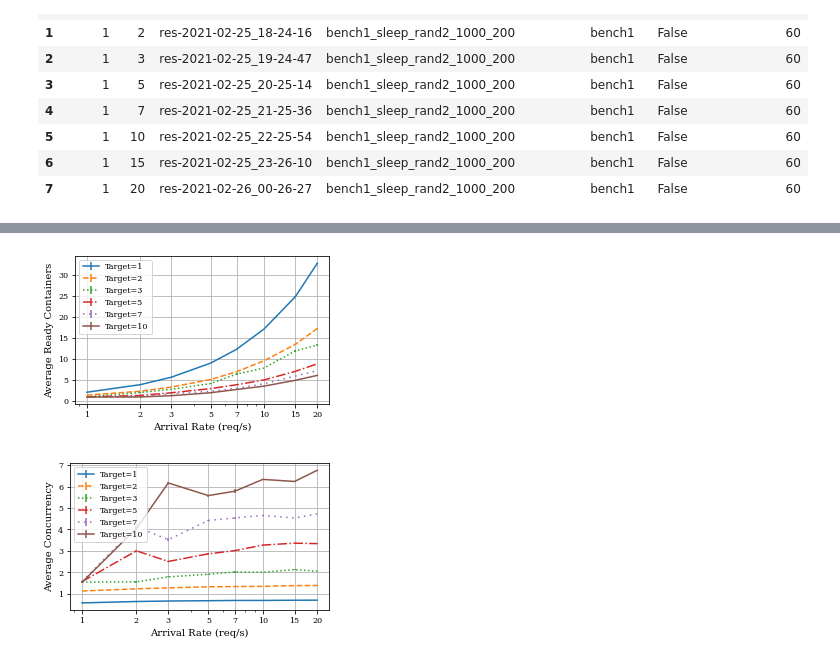
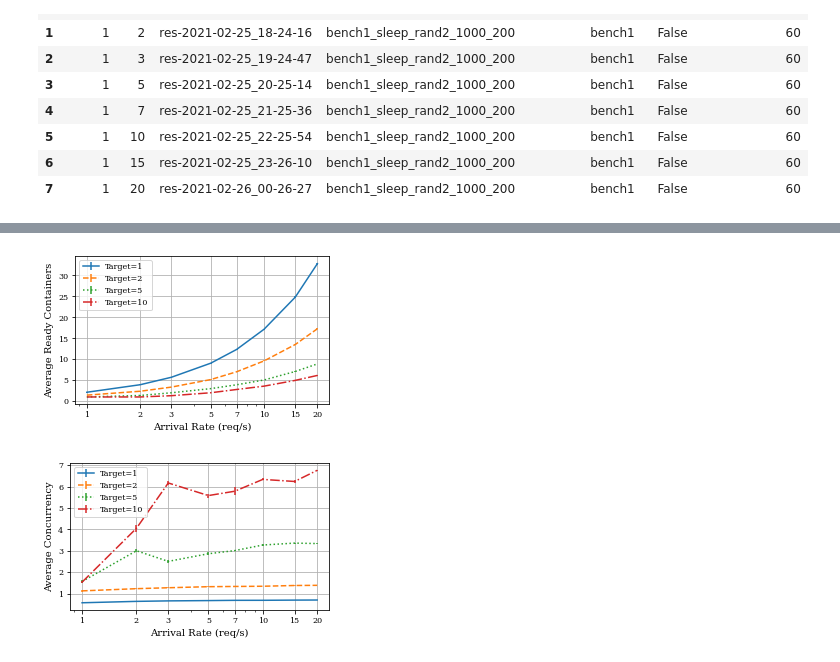
Before and after one commit to pacslab/conc-value-perf-modelling, a Jupyter notebook: experiments/parse_multiple.ipynb, the cells around one changed output, grey strips where cells are left out. Saved outputs shown, nothing was run; the diff lists cells and outputs as text; code cells hidden in the pictures.

```diff
--- a/experiments/parse_multiple.ipynb
+++ b/experiments/parse_multiple.ipynb
@@ -67,12 +67,25 @@ parse_cols_funcs = {
     'average_ready_count': lambda df: df['ready_count'].mean(),
 }
 
+# func used on each batch (part of a single experiment logs)
+parse_req_cols_funcs = {
+    'client_elapsed_time': lambda df: df['client_elapsed_time'].mean(),
+    'lambda_over_n': lambda df: df['lambda_over_n'].mean(),
+}
+
 parse_res = []
-for res_name in overview_df['res_name']:
+for res_name in tqdm(overview_df['res_name']):
     res_logger_file = f"results/{exp_config_name}/{res_name}_logger.csv"
     df = parse_util.parse_logger_file(res_logger_file)
-    parse_colds_res = parse_util.parse_batch_custom_funcs(df, batch_seconds, parse_cols_funcs)
-    parse_res.append(parse_colds_res)
+    parse_cols_res = parse_util.parse_batch_custom_funcs(df, batch_seconds, parse_cols_funcs)
+
+    res_reqs_file = f"results/{exp_config_name}/{res_name}_reqs.csv"
+    df_req = parse_util.parse_reqs_file(res_reqs_file)
+    parse_req_res = parse_util.parse_batch_custom_funcs(df_req, batch_seconds, parse_req_cols_funcs)
+
+    parse_cols_res.update(parse_req_res)
+
+    parse_res.append(parse_cols_res)
 
 parse_res_df = pd.DataFrame(data=parse_res)
 parse_res_df.head()
@@ -86,6 +99,6 @@ parse_res_df.head()
 # %%
-overview_parsed_df = pd.concat([overview_df, parse_res_df], axis=1)
-overview_parsed_df.head()
+orig_overview_parsed_df = pd.concat([overview_df, parse_res_df], axis=1)
+orig_overview_parsed_df.head()
 # %% [output]
 |  | target | rps | res_name | request_func | workload_name | is_rps | exp_time_mins | conc_window_average_mean | ... |
 | 0 | 1 | 1 | res-2021-02-25_17-23-32 | bench1_sleep_rand2_1000_200 | bench1 | False | 60 | 0.579014 | ... |
@@ -104 +125,6 @@ Index(['target', 'rps', 'res_name', 'request_func', 'workload_name', 'is_rps',
       dtype='object')
+# %%
+# filter for some values
+plot_targets = [1,2,5,10]
+overview_parsed_df = orig_overview_parsed_df[orig_overview_parsed_df['target'].isin(plot_targets)]
+overview_parsed_df.head()
@@ -109,7 +143,7 @@ plt.figure(figsize=(4,2.5))
 for target_value in overview_parsed_df['target'].unique():
     sub_df = overview_parsed_df.loc[overview_parsed_df['target'] == target_value, :]
     # plt.semilogx(sub_df['rps'], sub_df['average_ready_count_mean'])
-    plt.errorbar(sub_df['rps'], sub_df['average_ready_count_mean'], yerr=sub_df['average_ready_count_se'], label=f"Target={target_value}")
+    plt.errorbar(sub_df['rps'], sub_df['average_ready_count_mean'], yerr=sub_df['average_ready_count_ci'], label=f"Target={target_value}")
 
 plt.gca().set_xscale('log')
 plt.xticks(rps_ticks, rps_ticks)
@@ -120,21 +154,21 @@ plt.xlabel("Arrival Rate (req/s)")
 plt.ylabel("Average Ready Containers")
 parse_util.tmp_fig_save('average_ready_containers_vs_arrival_rate', exp_config_name)
 # %% [output]
-[figure, old version]
+[figure, new version]
 # %%
 plt.figure(figsize=(4,2.5))
 for target_value in overview_parsed_df['target'].unique():
     sub_df = overview_parsed_df.loc[overview_parsed_df['target'] == target_value, :]
     # plt.semilogx(sub_df['rps'], sub_df['conc_window_average_mean'])
-    plt.errorbar(sub_df['rps'], sub_df['conc_window_average_mean'], yerr=sub_df['conc_window_average_se'], label=f"Target={target_value}")
+    plt.errorbar(sub_df['rps'], sub_df['conc_window_average_mean'], yerr=sub_df['conc_window_average_ci'], label=f"Target={target_value}")
 
 plt.gca().set_xscale('log')
 plt.xticks(rps_ticks, rps_ticks)
 plt.legend()
 plt.tight_layout()
 plt.grid(True)
 plt.xlabel("Arrival Rate (req/s)")
 plt.ylabel("Average Concurrency")
 parse_util.tmp_fig_save('conc_window_average_vs_arrival_rate', exp_config_name)
 # %% [output]
-[figure, old version]
+[figure, new version]
```
Also changed, not shown: parts of 6 cells of this notebook, 2 other files.
